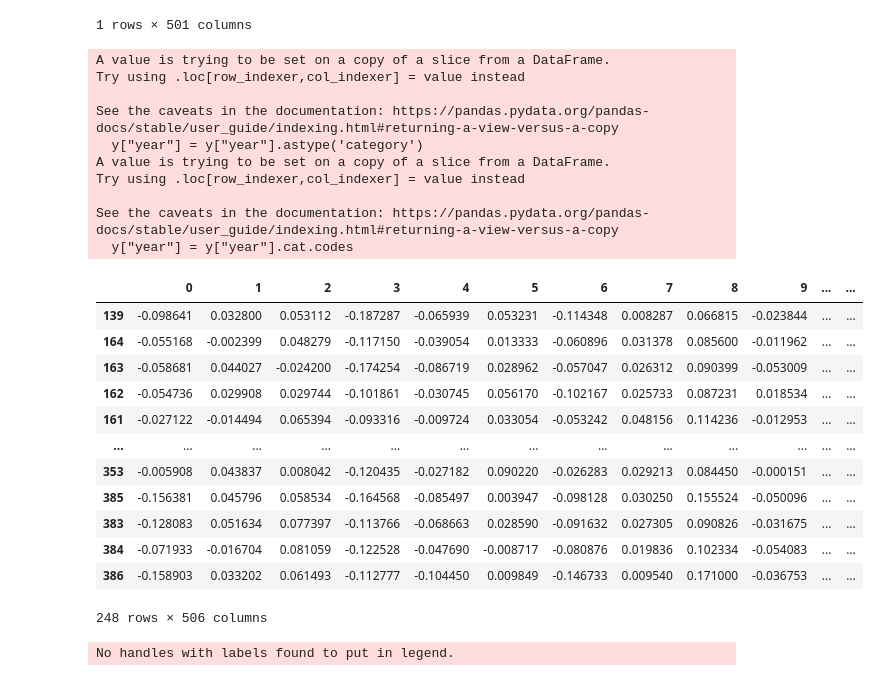
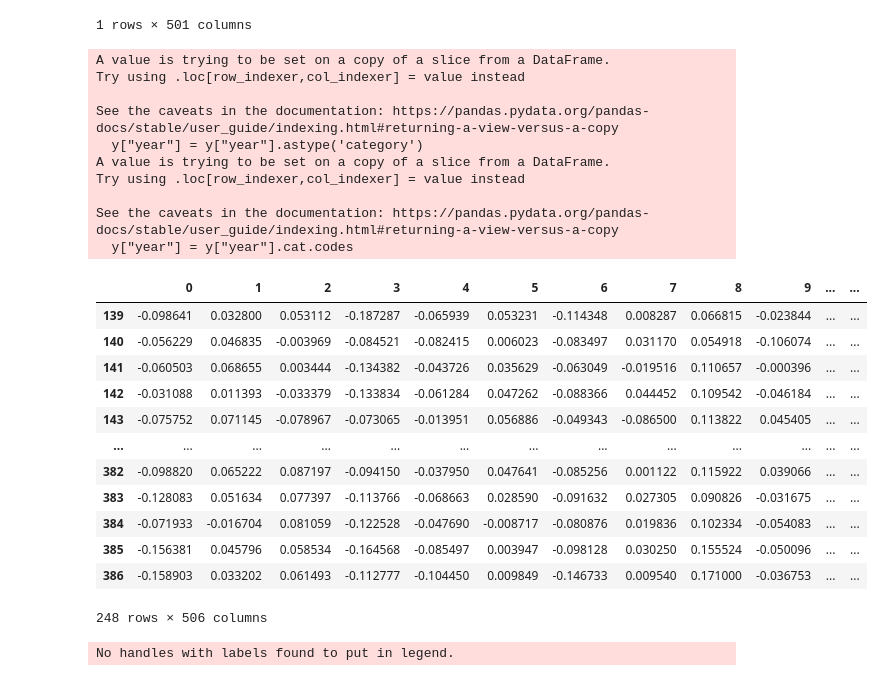
Before and after one commit to jonahank/Vote-Prediction-Model, a Jupyter notebook: data_analysis/embeddings/embedding_cluster.ipynb, the cells around one changed output. Saved outputs shown, nothing was run; the diff lists cells and outputs as text; code cells hidden in the pictures.

```diff
--- a/data_analysis/embeddings/embedding_cluster.ipynb
+++ b/data_analysis/embeddings/embedding_cluster.ipynb
@@ -375,43 +375,42 @@ pca_result = pca.fit_transform(X.drop(columns=["year"]))
 ## TSNE
 X_embedded = TSNE(n_components=2, learning_rate='auto', init='random').fit_transform(X.drop(columns=["year"]))
 
 X['pca-one'] = pca_result[:,0]
 X['pca-two'] = pca_result[:,1]
 
 X['tsn-one'] = X_embedded[:,0]
 X['tsn-two'] = X_embedded[:,1]
 
 ## y to digits
 y = X[["year"]]
 #print(y)
 y["year"] = y["year"].astype('category')
 y["year"] = y["year"].cat.codes
 X['y'] = y["year"]
 #print(y)
-X = X.sort_values(by="year")
 X
 # %% [output]
 A value is trying to be set on a copy of a slice from a DataFrame.
 Try using .loc[row_indexer,col_indexer] = value instead
 
 See the caveats in the documentation: https://pandas.pydata.org/pandas-docs/stable/user_guide/indexing.html#returning-a-view-versus-a-copy
   y["year"] = y["year"].astype('category')
 A value is trying to be set on a copy of a slice from a DataFrame.
 Try using .loc[row_indexer,col_indexer] = value instead
 
 See the caveats in the documentation: https://pandas.pydata.org/pandas-docs/stable/user_guide/indexing.html#returning-a-view-versus-a-copy
   y["year"] = y["year"].cat.codes
 |  | 0 | 1 | 2 | 3 | 4 | 5 | 6 | 7 | 8 | 9 | ... | ... |
 | 139 | -0.098641 | 0.032800 | 0.053112 | -0.187287 | -0.065939 | 0.053231 | -0.114348 | 0.008287 | 0.066815 | -0.023844 | ... | ... |
-| 164 | -0.055168 | -0.002399 | 0.048279 | -0.117150 | -0.039054 | 0.013333 | -0.060896 | 0.031378 | 0.085600 | -0.011962 | ... | ... |
-| 163 | -0.058681 | 0.044027 | -0.024200 | -0.174254 | -0.086719 | 0.028962 | -0.057047 | 0.026312 | 0.090399 | -0.053009 | ... | ... |
-| 162 | -0.054736 | 0.029908 | 0.029744 | -0.101861 | -0.030745 | 0.056170 | -0.102167 | 0.025733 | 0.087231 | 0.018534 | ... | ... |
-| 161 | -0.027122 | -0.014494 | 0.065394 | -0.093316 | -0.009724 | 0.033054 | -0.053242 | 0.048156 | 0.114236 | -0.012953 | ... | ... |
+| 140 | -0.056229 | 0.046835 | -0.003969 | -0.084521 | -0.082415 | 0.006023 | -0.083497 | 0.031170 | 0.054918 | -0.106074 | ... | ... |
+| 141 | -0.060503 | 0.068655 | 0.003444 | -0.134382 | -0.043726 | 0.035629 | -0.063049 | -0.019516 | 0.110657 | -0.000396 | ... | ... |
+| 142 | -0.031088 | 0.011393 | -0.033379 | -0.133834 | -0.061284 | 0.047262 | -0.088366 | 0.044452 | 0.109542 | -0.046184 | ... | ... |
+| 143 | -0.075752 | 0.071145 | -0.078967 | -0.073065 | -0.013951 | 0.056886 | -0.049343 | -0.086500 | 0.113822 | 0.045405 | ... | ... |
 | ... | ... | ... | ... | ... | ... | ... | ... | ... | ... | ... | ... | ... |
-| 353 | -0.005908 | 0.043837 | 0.008042 | -0.120435 | -0.027182 | 0.090220 | -0.026283 | 0.029213 | 0.084450 | -0.000151 | ... | ... |
-| 385 | -0.156381 | 0.045796 | 0.058534 | -0.164568 | -0.085497 | 0.003947 | -0.098128 | 0.030250 | 0.155524 | -0.050096 | ... | ... |
+| 382 | -0.098820 | 0.065222 | 0.087197 | -0.094150 | -0.037950 | 0.047641 | -0.085256 | 0.001122 | 0.115922 | 0.039066 | ... | ... |
 | 383 | -0.128083 | 0.051634 | 0.077397 | -0.113766 | -0.068663 | 0.028590 | -0.091632 | 0.027305 | 0.090826 | -0.031675 | ... | ... |
 | 384 | -0.071933 | -0.016704 | 0.081059 | -0.122528 | -0.047690 | -0.008717 | -0.080876 | 0.019836 | 0.102334 | -0.054083 | ... | ... |
+| 385 | -0.156381 | 0.045796 | 0.058534 | -0.164568 | -0.085497 | 0.003947 | -0.098128 | 0.030250 | 0.155524 | -0.050096 | ... | ... |
 | 386 | -0.158903 | 0.033202 | 0.061493 | -0.112777 | -0.104450 | 0.009849 | -0.146733 | 0.009540 | 0.171000 | -0.036753 | ... | ... |
 248 rows × 506 columns
 # %%
```
Also changed, not shown: parts of 3 cells of this notebook.
